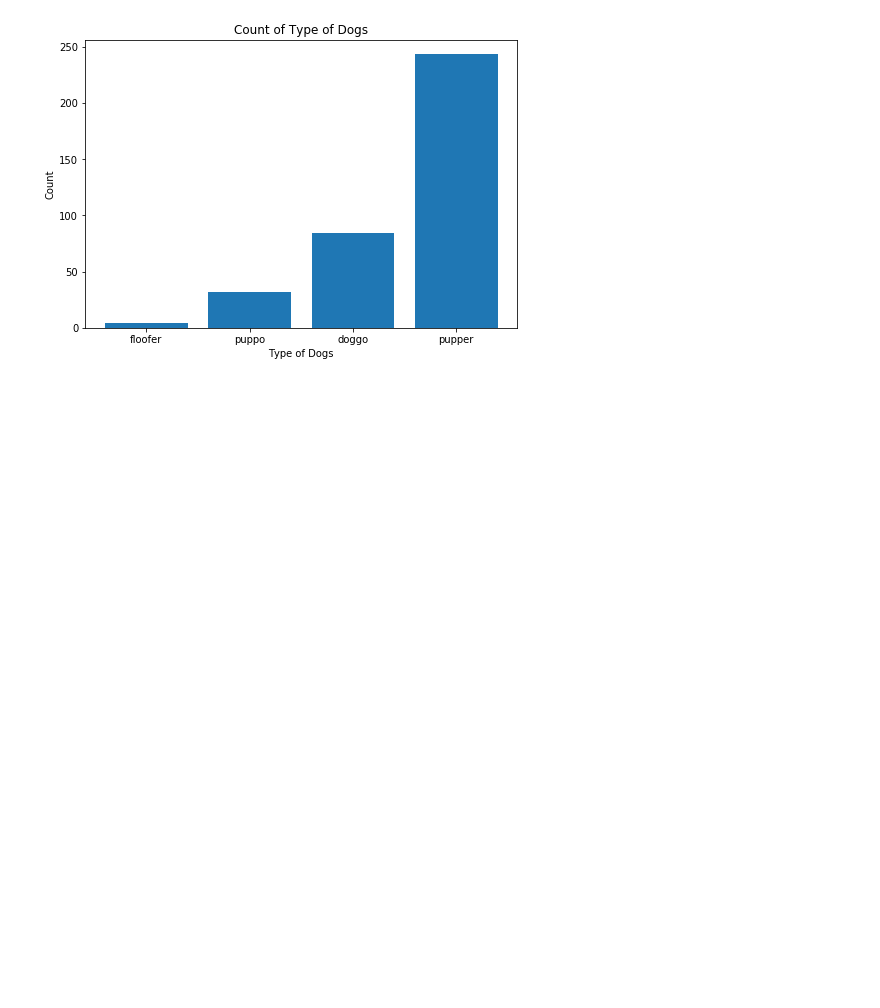
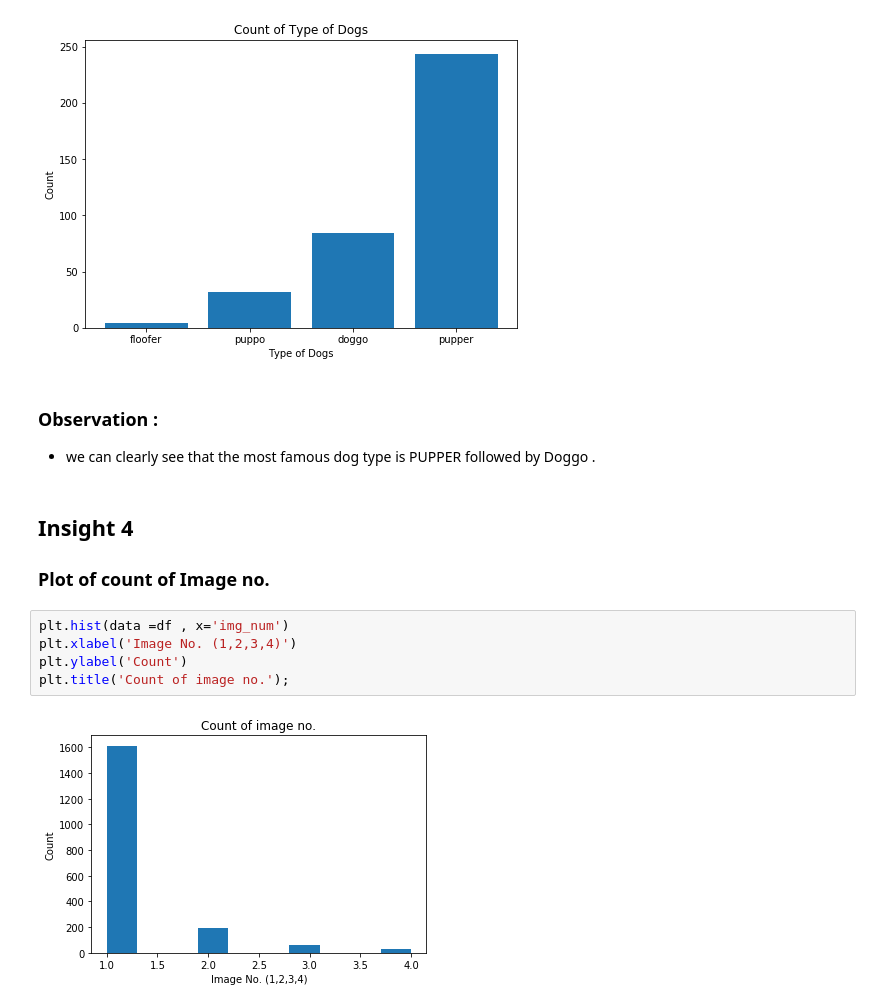
Before and after one commit to Swatichanchal/Wrangle-and-Analyze-Data, a Jupyter notebook: 4. WRANGLE ANALYZE/wrangle_act.ipynb, the cells around one changed output. Cells and saved outputs as stored; diff of their text form; blank space fills up the shorter version.

```diff
--- a/4. WRANGLE ANALYZE/wrangle_act.ipynb
+++ b/4. WRANGLE ANALYZE/wrangle_act.ipynb
@@ -807,3 +824,17 @@ ax.set_title("Count of Type of Dogs")
 plt.show()
 # %% [output]
 [figure]
+# %% [markdown]
+### Observation :
+- we can clearly see that the most famous dog type is PUPPER followed by Doggo .
+# %% [markdown]
+## Insight 4
+
+### Plot of count of Image no.
+# %%
+plt.hist(data =df , x='img_num')
+plt.xlabel('Image No. (1,2,3,4)')
+plt.ylabel('Count')
+plt.title('Count of image no.');
+# %% [output]
+[figure, added]
```
Also changed, not shown: parts of 37 cells of this notebook, 4 other files.
